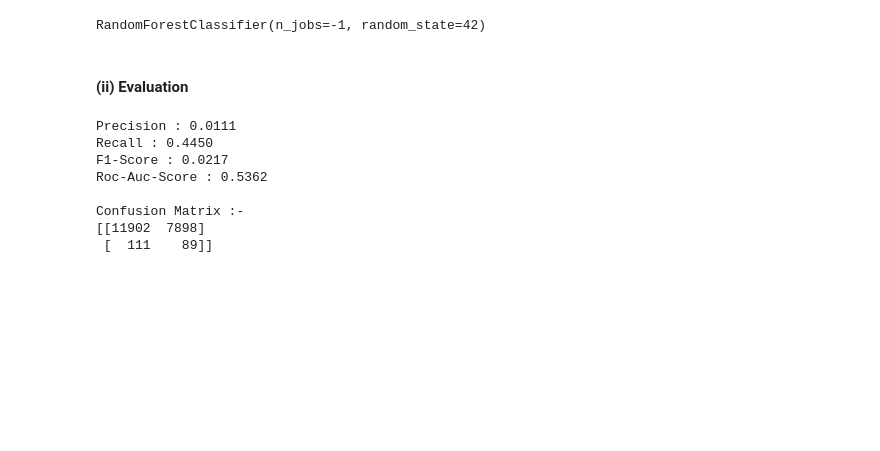
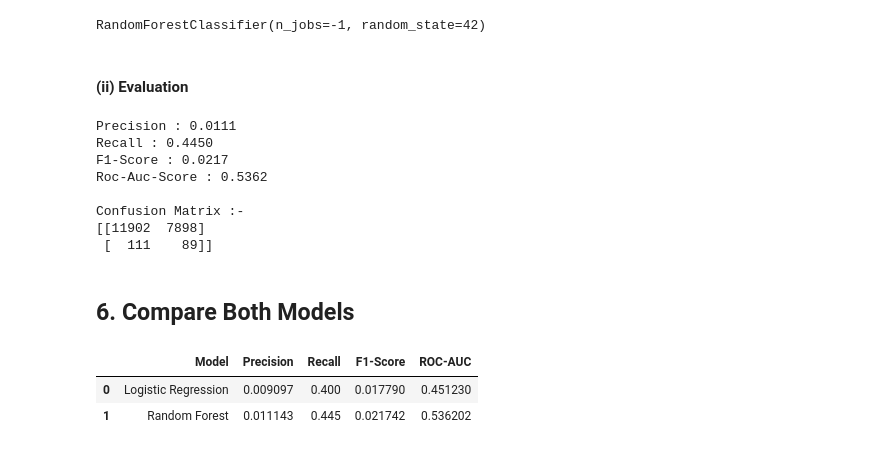
Before and after one commit to Yash-Codes07/DecodeLabs_Tasks, a Jupyter notebook: TASK_2/notebooks/Project2.ipynb, the cells around one changed output. Drawn from its saved outputs; the diff is of its cells as text; code cells hidden in the pictures; blank space fills up the shorter version.

Commit message:
feat :- compare both models

```diff
--- a/TASK_2/notebooks/Project2.ipynb
+++ b/TASK_2/notebooks/Project2.ipynb
@@ -373,3 +373,19 @@ Roc-Auc-Score : 0.5362
 Confusion Matrix :-
 [[11902  7898]
  [  111    89]]
+# %% [markdown]
+## 6. Compare Both Models
+# %%
+results = pd.DataFrame({
+    "Model": ["Logistic Regression", "Random Forest"],
+    "Precision": [precision, precision_rf],
+    "Recall": [recall, recall_rf],
+    "F1-Score": [f1, f1_rf],
+    "ROC-AUC": [roc_auc, roc_auc_rf]
+})
+
+results
+# %% [output]
+|  | Model | Precision | Recall | F1-Score | ROC-AUC |
+| 0 | Logistic Regression | 0.009097 | 0.400 | 0.017790 | 0.451230 |
+| 1 | Random Forest | 0.011143 | 0.445 | 0.021742 | 0.536202 |
```
Also changed, not shown: parts of 2 cells of this notebook.
